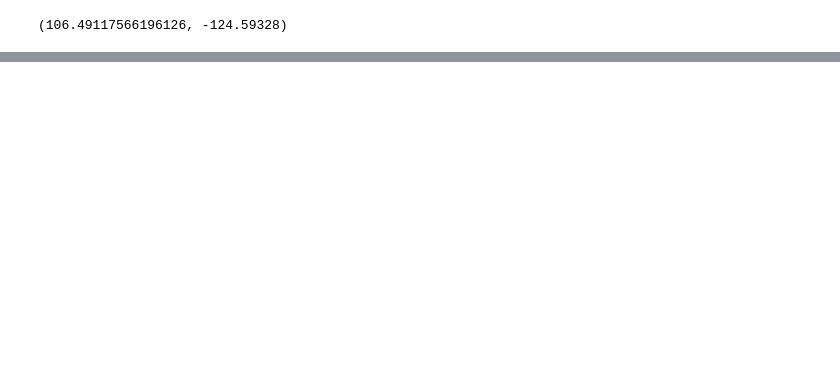
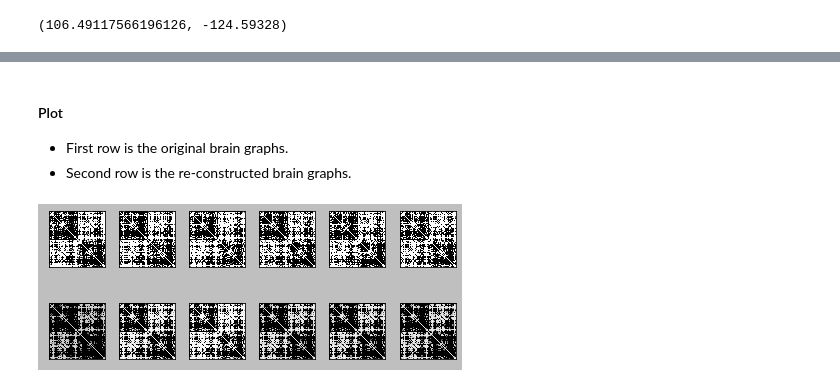
Before and after one commit to yizi0511/sta_663_vae, a Jupyter notebook: VAE-TF.ipynb, the cells around one changed output, grey strips where cells are left out. Cells and saved outputs as stored; diff of their text form; code cells hidden in the pictures; blank space fills up the shorter version.

```diff
--- a/VAE-TF.ipynb
+++ b/VAE-TF.ipynb
@@ -308,0 +361,10 @@ Compared to 2 generative models for images:
+# %%
+#offset = 100
+
+net_data = []
+for i in range(tensor.shape[3]):
+    ith = np.float32(tensor[:,:,0,i] + np.transpose(tensor[:,:,0,i])) # [:,:,0,:] - network data
+    #ith = ith/offset
+    ith = ith[18:86, 18:86]
+    ith = ith.flatten()
+    net_data.append(ith)
@@ -308,0 +403,9 @@ Compared to 2 generative models for images:
+# %%
+network_architecture = dict(n_hidden_enc_1 = 1000,
+                             n_hidden_enc_2 = 500,
+                             n_hidden_dec_1 = 500,
+                             n_hidden_dec_2 = 1000,
+                             n_input = 68 * 68,
+                             n_z = 100)
+
+vae = train_brain_graphs(network_architecture, n_epoch = 20)
@@ -308,0 +433,24 @@ Compared to 2 generative models for images:
+# %%
+x_sample = brain_graphs[:6,] * 1e4 # multiply by 1e4 to visualize the graphs
+recon_x = vae.reconstruct(brain_graphs[:6,]) * 1e4
+# %% [markdown]
+#### Plot
+- First row is the original brain graphs.
+- Second row is the re-constructed brain graphs.
+# %%
+n_plot_samps = 6
+IMG_DIM = 68
+
+from src.plot_tools import pics_tools as pic
+import matplotlib.pyplot as plt
+plt.style.use('grayscale')
+
+fig = pic.plot_image_grid( \
+  1-np.concatenate([x_sample[:n_plot_samps], recon_x], axis=0),
+  [IMG_DIM, IMG_DIM], \
+  (2, n_plot_samps) \
+)
+plt.tight_layout()
+plt.show()
+# %% [output]
+[figure, added]
```
Also changed, not shown: parts of 25 cells of this notebook, 31 other files.
